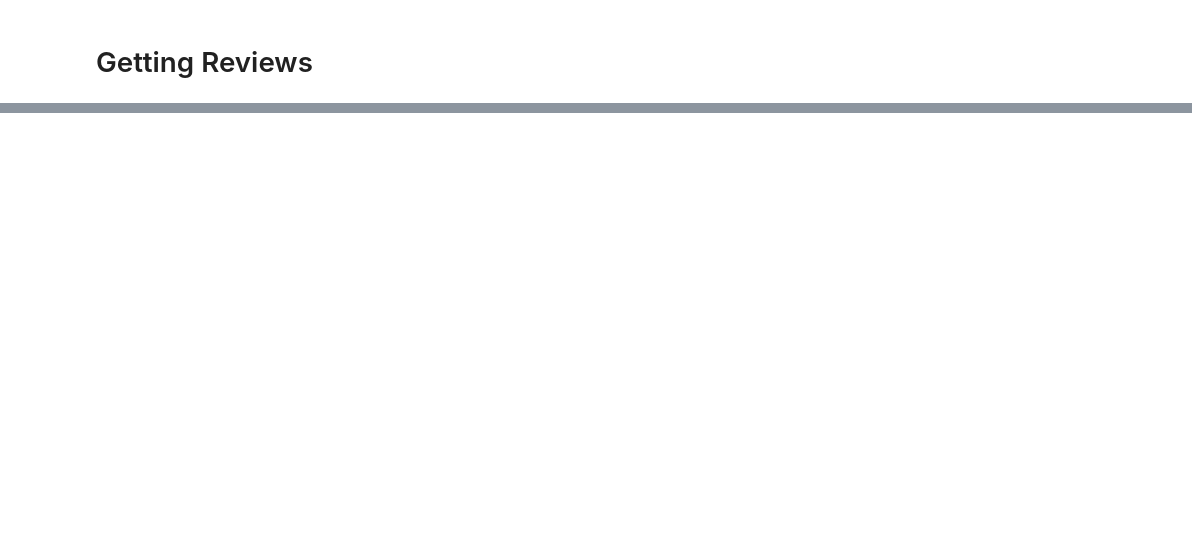
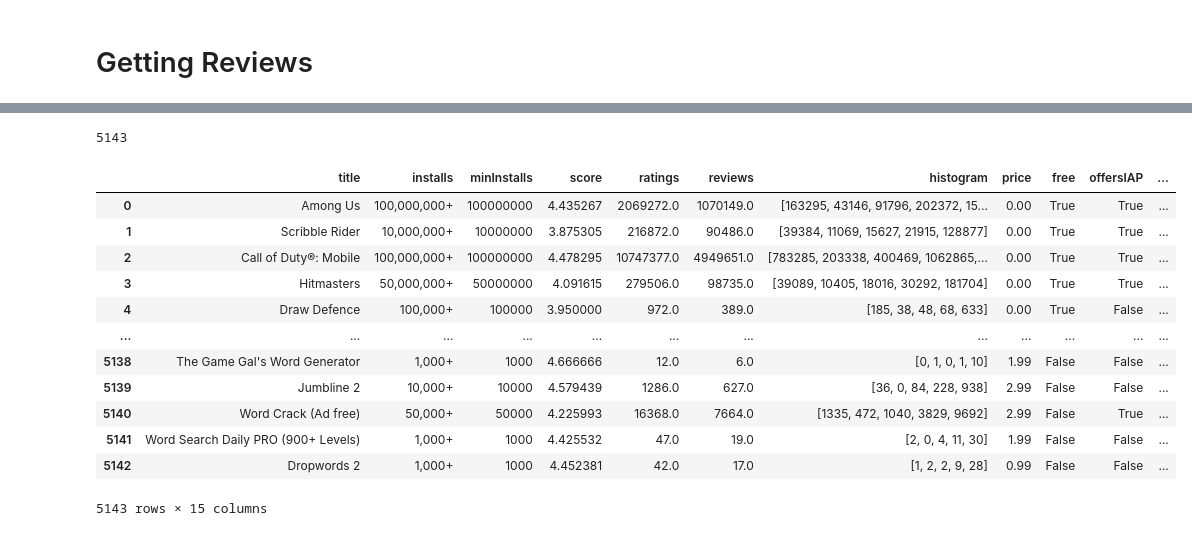
Before and after one commit to Moses-Lin/mobile_game_reviews, a Jupyter notebook: scraping.ipynb, the cells around one changed output, grey strips where cells are left out. Saved outputs shown, nothing was run; the diff lists cells and outputs as text; code cells hidden in the pictures; blank space fills up the shorter version.

Commit message:
made dataframe

```diff
--- a/scraping.ipynb
+++ b/scraping.ipynb
@@ -274,0 +401,3 @@ result
+# %%
+listofdictinfo6 = list(map(lambda appid: givemeinfo(appid), uniqueappidlist[2512:3000]))
+listofdictinfo6
@@ -274,0 +422,3 @@ result
+# %%
+listofdictinfo7 = list(map(lambda appid: givemeinfo(appid), uniqueappidlist[3001:4000]))
+listofdictinfo7
@@ -274,0 +443,3 @@ result
+# %%
+listofdictinfo8 = list(map(lambda appid: givemeinfo(appid), uniqueappidlist[4001:5149]))
+listofdictinfo8
@@ -274,0 +464,3 @@ result
+# %%
+dictinfofinallist = listofdictinfo + listofdictinfo2 + listofdictinfo3 + listofdictinfo4 + listofdictinfo6 + listofdictinfo7 + listofdictinfo8
+dictinfofinallist
@@ -274,0 +485,23 @@ result
+# %%
+# It appears 7 entries were lost somehow
+
+len(dictinfofinallist)
+# %% [output]
+5143
+# %%
+df = pd.DataFrame(dictinfofinallist)
+df
+# %% [output]
+|  | title | installs | minInstalls | score | ratings | reviews | histogram | price | free | offersIAP | ... |
+| 0 | Among Us | 100,000,000+ | 100000000 | 4.435267 | 2069272.0 | 1070149.0 | [163295, 43146, 91796, 202372, 15... | 0.00 | True | True | ... |
+| 1 | Scribble Rider | 10,000,000+ | 10000000 | 3.875305 | 216872.0 | 90486.0 | [39384, 11069, 15627, 21915, 128877] | 0.00 | True | True | ... |
+| 2 | Call of Duty®: Mobile | 100,000,000+ | 100000000 | 4.478295 | 10747377.0 | 4949651.0 | [783285, 203338, 400469, 1062865,... | 0.00 | True | True | ... |
+| 3 | Hitmasters | 50,000,000+ | 50000000 | 4.091615 | 279506.0 | 98735.0 | [39089, 10405, 18016, 30292, 181704] | 0.00 | True | True | ... |
+| 4 | Draw Defence | 100,000+ | 100000 | 3.950000 | 972.0 | 389.0 | [185, 38, 48, 68, 633] | 0.00 | True | False | ... |
+| ... | ... | ... | ... | ... | ... | ... | ... | ... | ... | ... | ... |
+| 5138 | The Game Gal's Word Generator | 1,000+ | 1000 | 4.666666 | 12.0 | 6.0 | [0, 1, 0, 1, 10] | 1.99 | False | False | ... |
+| 5139 | Jumbline 2 | 10,000+ | 10000 | 4.579439 | 1286.0 | 627.0 | [36, 0, 84, 228, 938] | 2.99 | False | False | ... |
+| 5140 | Word Crack (Ad free) | 50,000+ | 50000 | 4.225993 | 16368.0 | 7664.0 | [1335, 472, 1040, 3829, 9692] | 2.99 | False | True | ... |
+| 5141 | Word Search Daily PRO (900+ Levels) | 1,000+ | 1000 | 4.425532 | 47.0 | 19.0 | [2, 0, 4, 11, 30] | 1.99 | False | False | ... |
+| 5142 | Dropwords 2 | 1,000+ | 1000 | 4.452381 | 42.0 | 17.0 | [1, 2, 2, 9, 28] | 0.99 | False | False | ... |
+5143 rows × 15 columns
```
Also changed, not shown: parts of 25 cells of this notebook, 1 other file.
